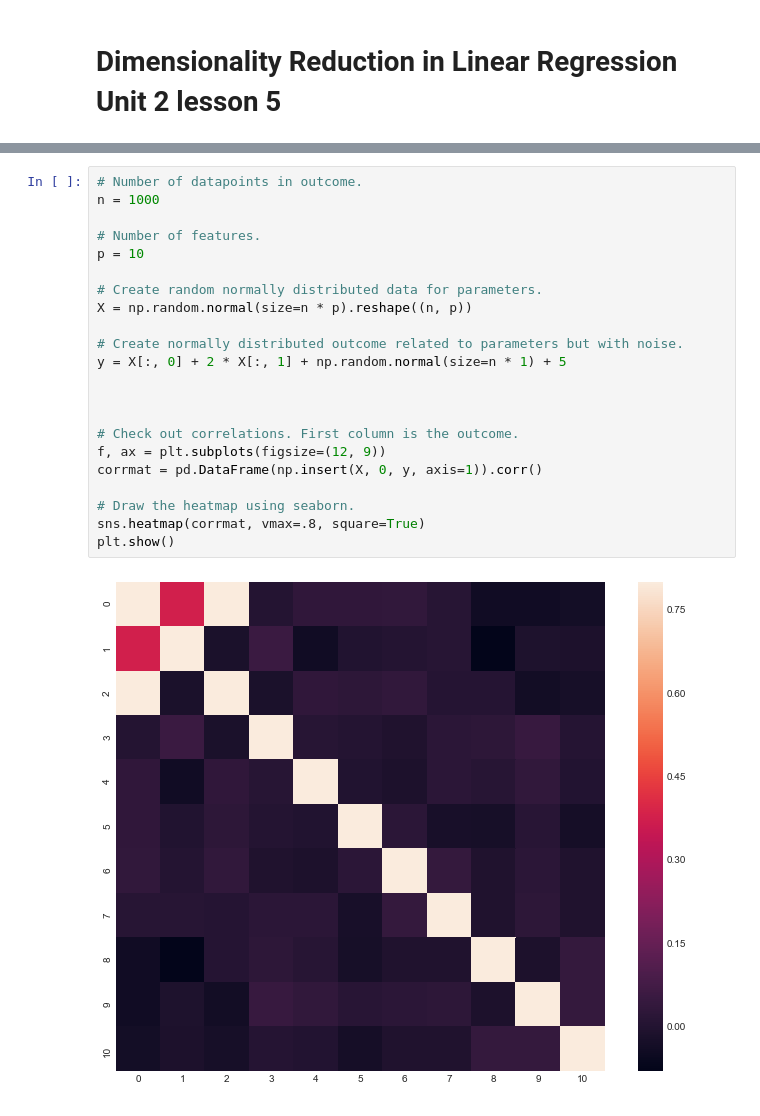
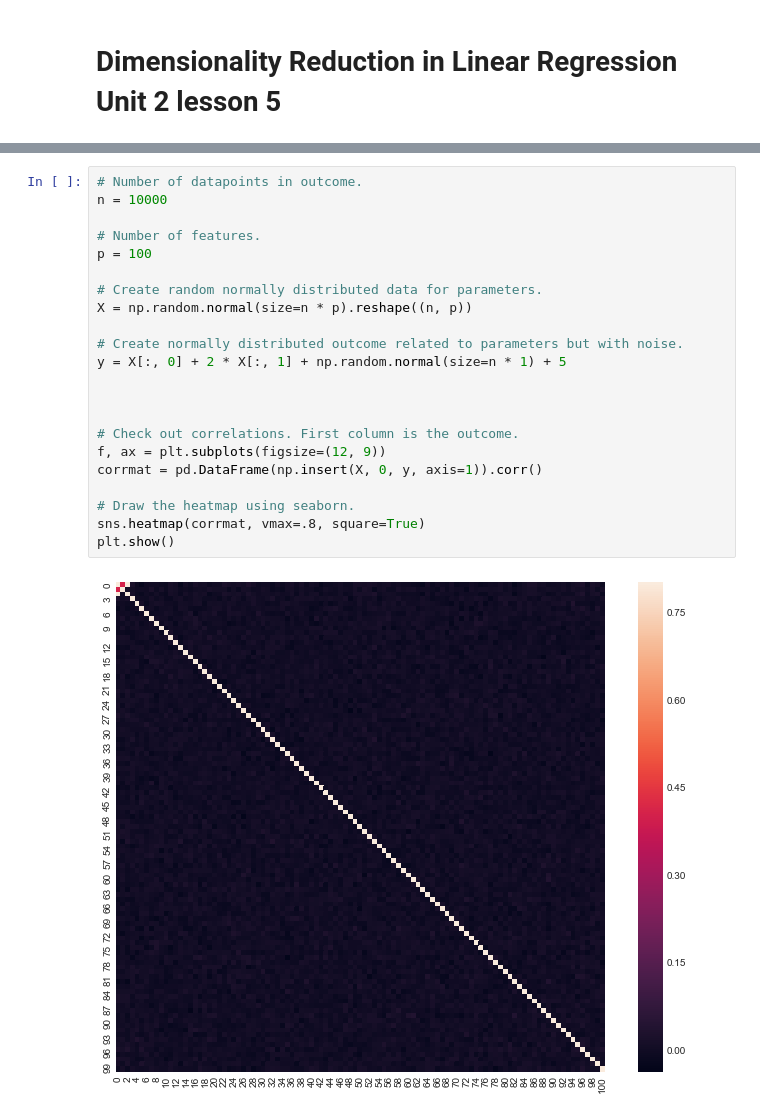
Before and after one commit to efuller11/Thinkful, a Jupyter notebook: Dimensionality Reduction in Linear Regression Unit 2 Lesson 5.ipynb, the cells around one changed output, grey strips where cells are left out. Saved outputs shown, nothing was run; the diff lists cells and outputs as text.

```diff
--- a/Dimensionality Reduction in Linear Regression Unit 2 Lesson 5.ipynb
+++ b/Dimensionality Reduction in Linear Regression Unit 2 Lesson 5.ipynb
@@ -22,28 +21,28 @@ warnings.filterwarnings(
 )
 # %%
 # Number of datapoints in outcome.
-n = 1000
+n = 10000
 
 # Number of features.
-p = 10
+p = 100
 
 # Create random normally distributed data for parameters.
 X = np.random.normal(size=n * p).reshape((n, p))
 
 # Create normally distributed outcome related to parameters but with noise.
 y = X[:, 0] + 2 * X[:, 1] + np.random.normal(size=n * 1) + 5
 
 
 
 # Check out correlations. First column is the outcome.
 f, ax = plt.subplots(figsize=(12, 9))
 corrmat = pd.DataFrame(np.insert(X, 0, y, axis=1)).corr()
 
 # Draw the heatmap using seaborn.
 sns.heatmap(corrmat, vmax=.8, square=True)
 plt.show()
 # %% [output]
-[figure, old version]
+[figure, new version]
 # %%
 # Fit a linear model with all 10 features.
 regr = linear_model.LinearRegression()
```
Also changed, not shown: parts of 3 cells of this notebook, 6 other files.
